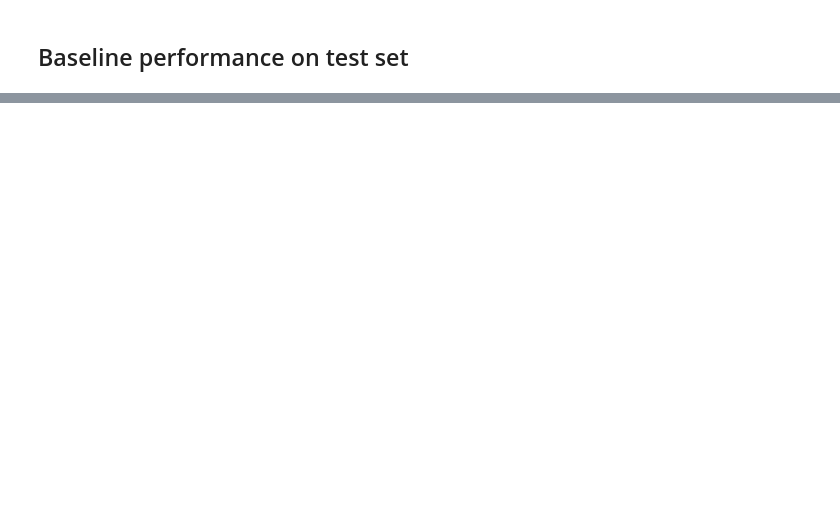
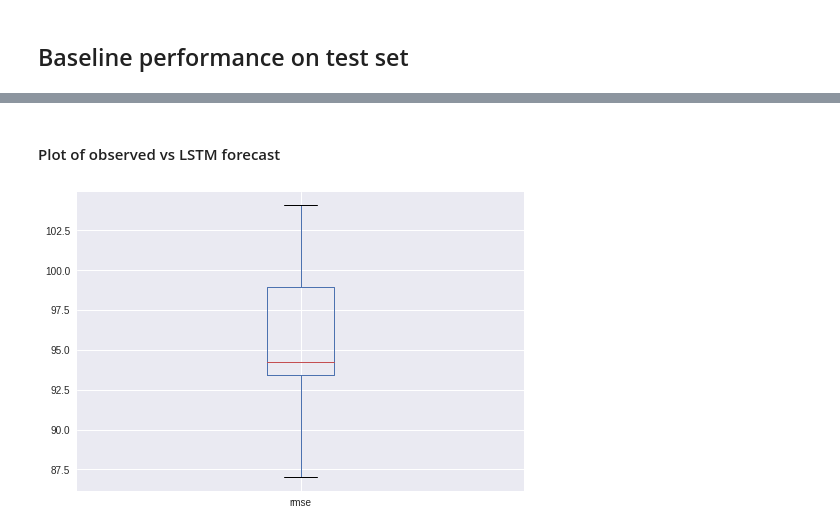
Before and after one commit to pszjmb1/0FunWithColab, a Jupyter notebook: timeseriesLstm.ipynb, the cells around one changed output, grey strips where cells are left out. Saved outputs shown, nothing was run; the diff lists cells and outputs as text; code cells hidden in the pictures; blank space fills up the shorter version.

```diff
--- a/timeseriesLstm.ipynb
+++ b/timeseriesLstm.ipynb
@@ -101,0 +206,3 @@ A line plot of the test dataset (blue) compared to the predicted values (green)
+# %%
+supervised = timeseries_to_supervised(X, 1)
+print(supervised.head())
@@ -101,0 +535,32 @@ A line plot of the test dataset (blue) compared to the predicted values (green)
+# %%
+# walk-forward validation on the test data
+# repeat the experiment from the previous section multiple times,
+# then take the average RMSE as an indication of how well the configuration
+# would be expected to perform on unseen data on average.
+repeats = 5
+error_scores = list()
+for r in range(repeats):
+  # fit the model
+  logging.info("Fitting LSTM %d..." % (r))
+  lstm_model = fit_lstm(train_scaled)
+  # forecast the entire training dataset to build up state for forecasting
+  train_reshaped = train_scaled[:, 0].reshape(len(train_scaled), 1, 1)
+  lstm_model.predict(train_reshaped, batch_size=1)
+  logging.info("Making predictions...")
+  predictions_lstm = list()
+  for i in range(len(test_scaled)):
+    # make one-step forecast
+    X, y = test_scaled[i, 0:-1], test_scaled[i, -1]
+    yhat = forecast_lstm(lstm_model, 1, X)
+    # invert scaling
+    yhat = invert_scale(scaler, X, yhat)
+    # invert differencing
+    yhat = inverse_difference(raw_values, yhat, len(test_scaled)+1-i)
+    # store forecast
+    predictions_lstm.append(yhat)
+    expected = raw_values[len(train) + i + 1]
+    logging.info('Month=%d, Predicted=%f, Expected=%f' % (i+1, yhat, expected))
+	# report performance
+  rmse = sqrt(mean_squared_error(raw_values[train_size+1:], predictions_lstm))
+  logging.info('%d) Test RMSE: %.3f' % (r+1, rmse))
+  error_scores.append(rmse)
@@ -101,0 +587,5 @@ A line plot of the test dataset (blue) compared to the predicted values (green)
+# %%
+# summarize results
+results = pd.DataFrame()
+results['rmse'] = error_scores
+print(results.describe())
@@ -101,0 +602,7 @@ A line plot of the test dataset (blue) compared to the predicted values (green)
+# %% [markdown]
+#### Plot of observed vs LSTM forecast
+# %%
+results.boxplot()
+pyplot.show()
+# %% [output]
+[figure, added]
```
Also changed, not shown: parts of 55 cells of this notebook.
